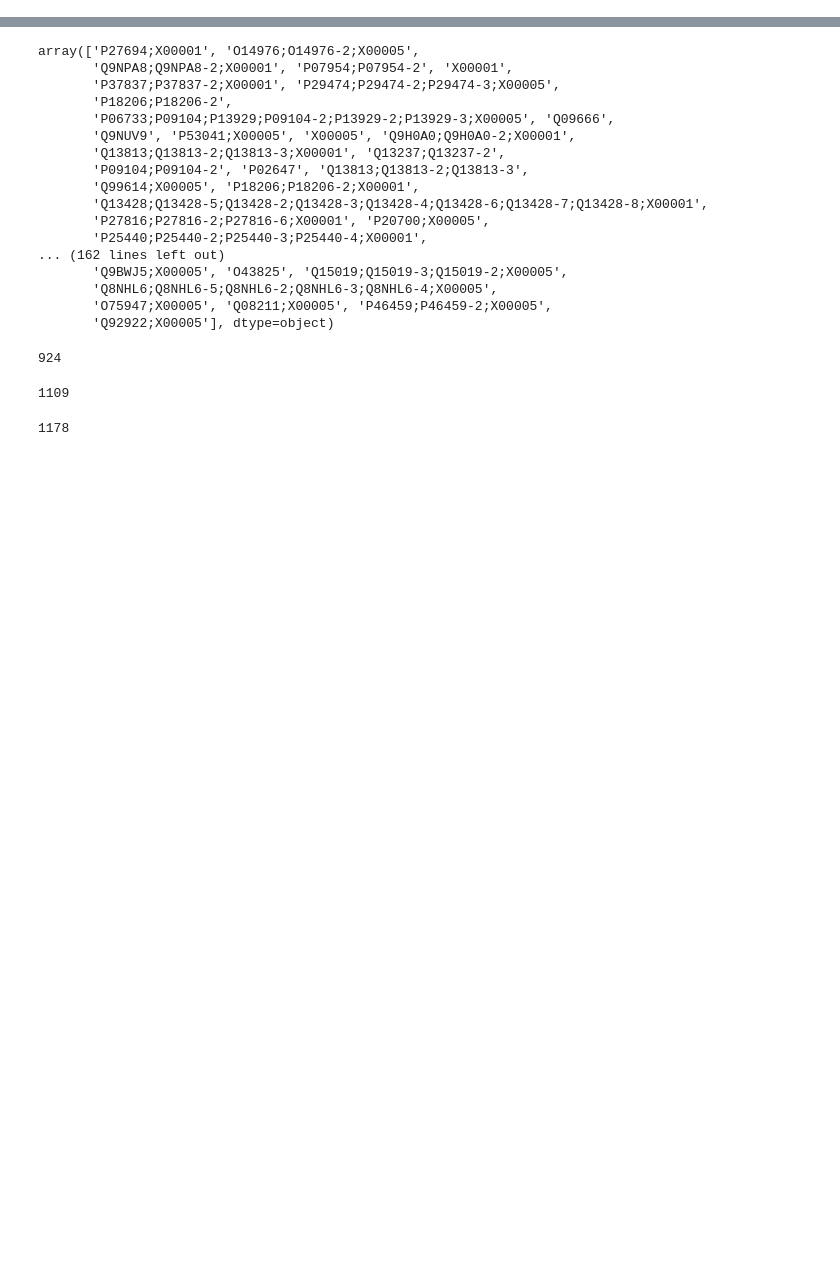
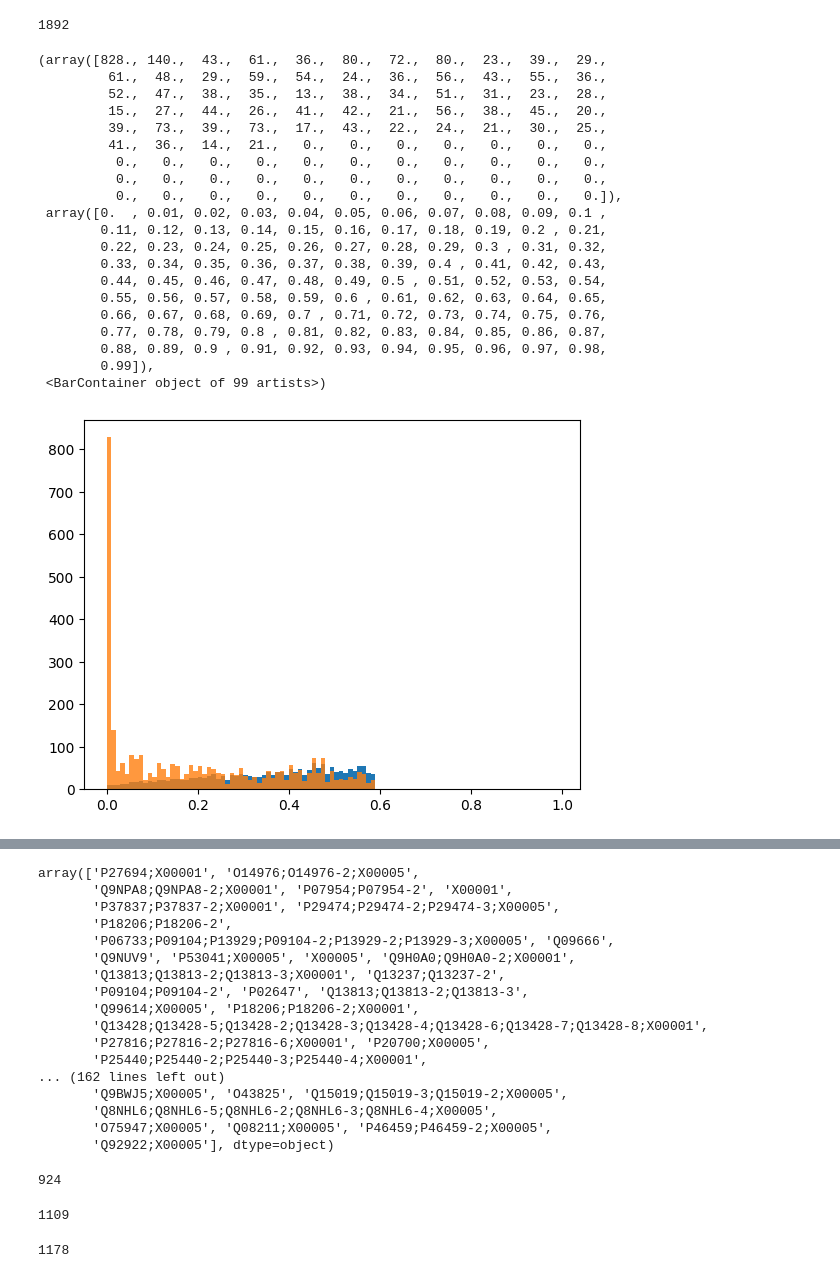
Before and after one commit to cschlaffner/PTMsearch, a Jupyter notebook: notebooks/diann_result_filtered_fdr.ipynb, the cells around one changed output, grey strips where cells are left out. Saved outputs shown, nothing was run; the diff lists cells and outputs as text; code cells hidden in the pictures; blank space fills up the shorter version.

```diff
--- a/notebooks/diann_result_filtered_fdr.ipynb
+++ b/notebooks/diann_result_filtered_fdr.ipynb
@@ -23,4 +24,5 @@ mapping_df_subset = pd.read_csv("../../data/workflow_test_tolerance_snr3_10ppm/s
 # %%
 df_phospho_all = get_df_with_original_id_mapped(pd.read_csv("../../data/diann_results/dia_nn_results_filtered/report_filtered_phospho_all_spectra.tsv", delimiter="\t"), exp_all, mapping_df_all)
 
-df_phospho_subset = get_df_with_original_id_mapped(pd.read_csv("../../data/diann_results/dia_nn_results_filtered/report_Y(UniMod:21).tsv", delimiter="\t"), exp_subset, mapping_df_subset)
+df_phospho_subset = get_df_with_original_id_mapped(pd.read_csv("../../data/diann_results/dia_nn_results_filtered/report_filtered_phospho.tsv", delimiter="\t"), exp_subset, mapping_df_subset)
+df_phospho_subset_with_decoys = pd.read_csv("../../data/diann_results/dia_nn_results_filtered/report_filtered_phospho_with_decoys.tsv", delimiter="\t")
@@ -26,0 +49,7 @@ df_phospho_subset = get_df_with_original_id_mapped(pd.read_csv("../../data/diann
+# %%
+# to account for mismatching columns in result tsv for decoys
+df_phospho_subset_decoys = df_phospho_subset_with_decoys[df_phospho_subset_with_decoys["Q.Value"].isna()]
+df_phospho_subset_decoys.loc[:, "Q.Value"] = pd.to_numeric(df_phospho_subset_decoys["Precursor.Id"])
+df_phospho_subset_decoys.loc[:, "Precursor.Id"] = df_phospho_subset_decoys["Modified.Sequence"]
+df_phospho_subset_targets = df_phospho_subset_with_decoys[~df_phospho_subset_with_decoys["Q.Value"].isna()]
+df_phospho_subset_decoys
@@ -26,0 +70,29 @@ df_phospho_subset = get_df_with_original_id_mapped(pd.read_csv("../../data/diann
+# %%
+df_phospho_subset_decoys["Precursor.Id"].str.contains("DECOY").sum()
+# %% [output]
+1892
+# %%
+plt.hist(df_phospho_subset_decoys["Q.Value"], bins=np.arange(0, 1, 0.01))
+plt.hist(df_phospho_subset_targets["Q.Value"], bins=np.arange(0, 1, 0.01), alpha=0.8)
+# %% [output]
+(array([828., 140.,  43.,  61.,  36.,  80.,  72.,  80.,  23.,  39.,  29.,
+         61.,  48.,  29.,  59.,  54.,  24.,  36.,  56.,  43.,  55.,  36.,
+         52.,  47.,  38.,  35.,  13.,  38.,  34.,  51.,  31.,  23.,  28.,
+         15.,  27.,  44.,  26.,  41.,  42.,  21.,  56.,  38.,  45.,  20.,
+         39.,  73.,  39.,  73.,  17.,  43.,  22.,  24.,  21.,  30.,  25.,
+         41.,  36.,  14.,  21.,   0.,   0.,   0.,   0.,   0.,   0.,   0.,
+          0.,   0.,   0.,   0.,   0.,   0.,   0.,   0.,   0.,   0.,   0.,
+          0.,   0.,   0.,   0.,   0.,   0.,   0.,   0.,   0.,   0.,   0.,
+          0.,   0.,   0.,   0.,   0.,   0.,   0.,   0.,   0.,   0.,   0.]),
+ array([0.  , 0.01, 0.02, 0.03, 0.04, 0.05, 0.06, 0.07, 0.08, 0.09, 0.1 ,
+        0.11, 0.12, 0.13, 0.14, 0.15, 0.16, 0.17, 0.18, 0.19, 0.2 , 0.21,
+        0.22, 0.23, 0.24, 0.25, 0.26, 0.27, 0.28, 0.29, 0.3 , 0.31, 0.32,
+        0.33, 0.34, 0.35, 0.36, 0.37, 0.38, 0.39, 0.4 , 0.41, 0.42, 0.43,
+        0.44, 0.45, 0.46, 0.47, 0.48, 0.49, 0.5 , 0.51, 0.52, 0.53, 0.54,
+        0.55, 0.56, 0.57, 0.58, 0.59, 0.6 , 0.61, 0.62, 0.63, 0.64, 0.65,
+        0.66, 0.67, 0.68, 0.69, 0.7 , 0.71, 0.72, 0.73, 0.74, 0.75, 0.76,
+        0.77, 0.78, 0.79, 0.8 , 0.81, 0.82, 0.83, 0.84, 0.85, 0.86, 0.87,
+        0.88, 0.89, 0.9 , 0.91, 0.92, 0.93, 0.94, 0.95, 0.96, 0.97, 0.98,
+        0.99]),
+ <BarContainer object of 99 artists>)
+[figure, added]
```
Also changed, not shown: parts of 4 cells of this notebook, 6 other files.
